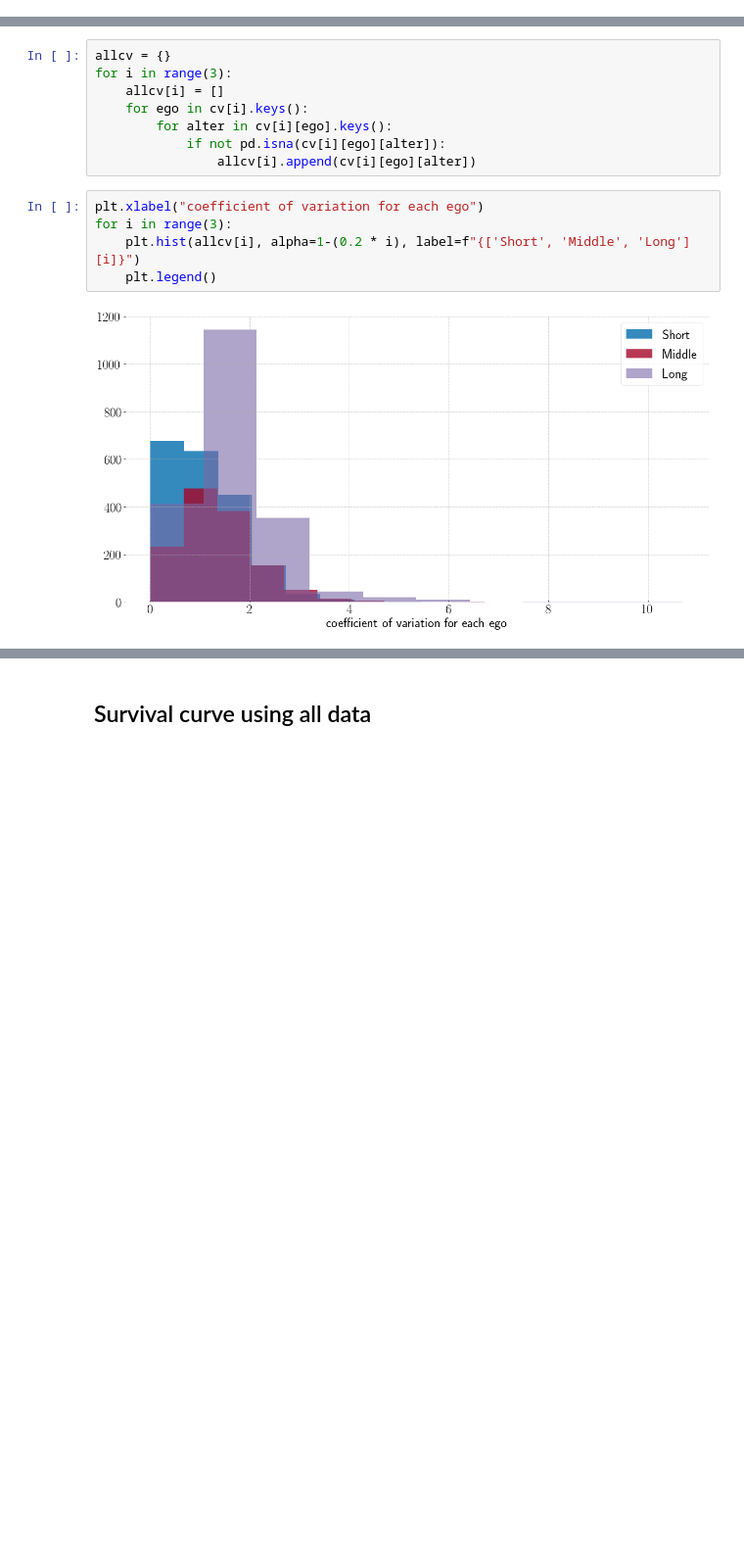
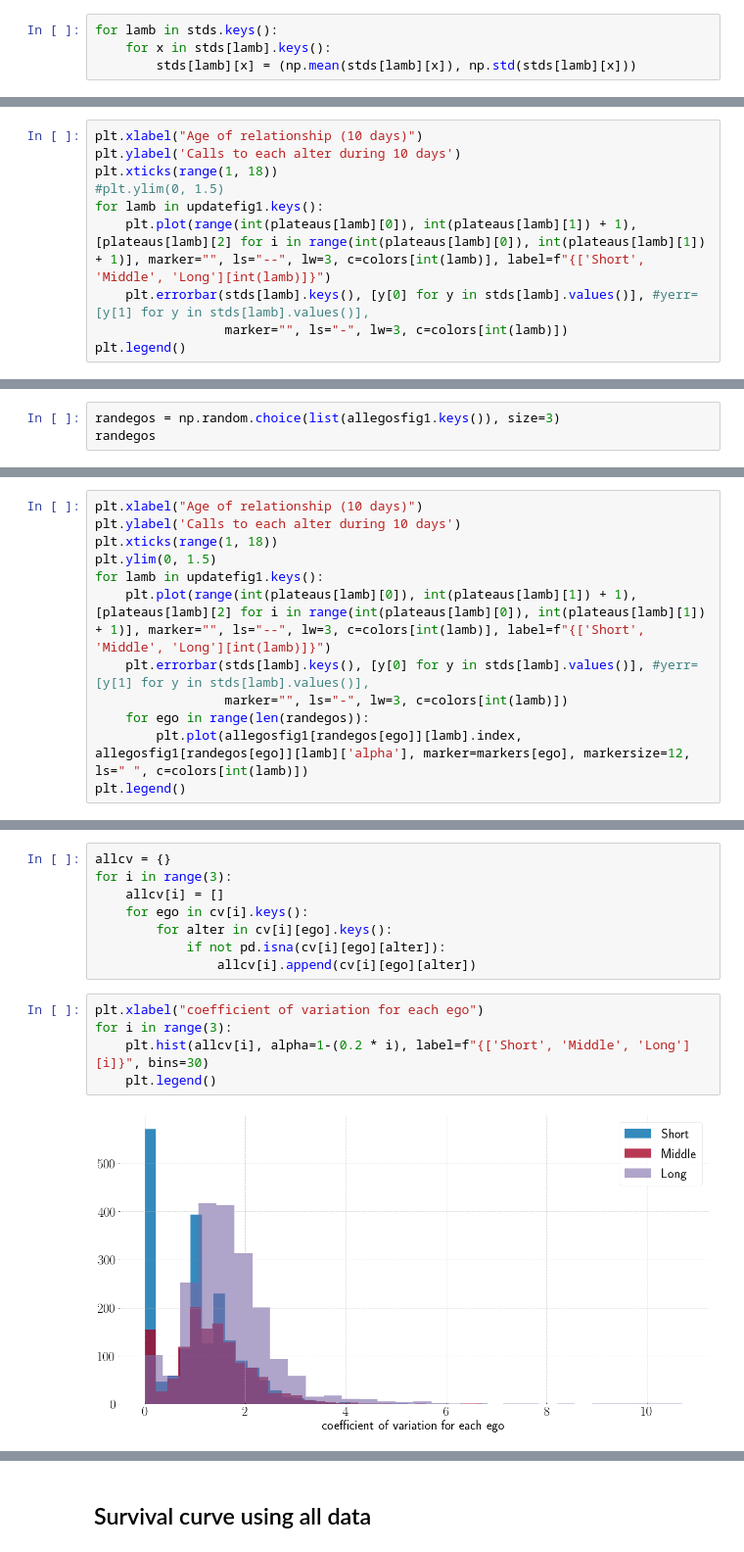
Before and after one commit to nitnelav27/comm_patterns, a Jupyter notebook: 202106.ipynb, the cells around one changed output, grey strips where cells are left out. Shown at 98% size. Cells and saved outputs as stored; diff of their text form; blank space fills up the shorter version.

Commit message:
bunch of cv plots

```diff
--- a/202106.ipynb
+++ b/202106.ipynb
@@ -804,0 +900,4 @@ for s in updatefig1.keys():
+# %%
+for lamb in stds.keys():
+    for x in stds[lamb].keys():
+        stds[lamb][x] = (np.mean(stds[lamb][x]), np.std(stds[lamb][x]))
@@ -804,0 +924,10 @@ for s in updatefig1.keys():
+# %%
+plt.xlabel("Age of relationship (10 days)")
+plt.ylabel('Calls to each alter during 10 days')
+plt.xticks(range(1, 18))
+#plt.ylim(0, 1.5)
+for lamb in updatefig1.keys():
+    plt.plot(range(int(plateaus[lamb][0]), int(plateaus[lamb][1]) + 1), [plateaus[lamb][2] for i in range(int(plateaus[lamb][0]), int(plateaus[lamb][1]) + 1)], marker="", ls="--", lw=3, c=colors[int(lamb)], label=f"{['Short', 'Middle', 'Long'][int(lamb)]}")
+    plt.errorbar(stds[lamb].keys(), [y[0] for y in stds[lamb].values()], #yerr=[y[1] for y in stds[lamb].values()],
+                 marker="", ls="-", lw=3, c=colors[int(lamb)])
+plt.legend()
@@ -804,0 +939,3 @@ for s in updatefig1.keys():
+# %%
+randegos = np.random.choice(list(allegosfig1.keys()), size=3)
+randegos
@@ -804,0 +944,12 @@ for s in updatefig1.keys():
+# %%
+plt.xlabel("Age of relationship (10 days)")
+plt.ylabel('Calls to each alter during 10 days')
+plt.xticks(range(1, 18))
+plt.ylim(0, 1.5)
+for lamb in updatefig1.keys():
+    plt.plot(range(int(plateaus[lamb][0]), int(plateaus[lamb][1]) + 1), [plateaus[lamb][2] for i in range(int(plateaus[lamb][0]), int(plateaus[lamb][1]) + 1)], marker="", ls="--", lw=3, c=colors[int(lamb)], label=f"{['Short', 'Middle', 'Long'][int(lamb)]}")
+    plt.errorbar(stds[lamb].keys(), [y[0] for y in stds[lamb].values()], #yerr=[y[1] for y in stds[lamb].values()],
+                 marker="", ls="-", lw=3, c=colors[int(lamb)])
+    for ego in range(len(randegos)):
+        plt.plot(allegosfig1[randegos[ego]][lamb].index, allegosfig1[randegos[ego]][lamb]['alpha'], marker=markers[ego], markersize=12, ls=" ", c=colors[int(lamb)])
+plt.legend()
@@ -862,7 +1016,7 @@ for i in range(3):
 # %%
 plt.xlabel("coefficient of variation for each ego")
 for i in range(3):
-    plt.hist(allcv[i], alpha=1-(0.2 * i), label=f"{['Short', 'Middle', 'Long'][i]}")
+    plt.hist(allcv[i], alpha=1-(0.2 * i), label=f"{['Short', 'Middle', 'Long'][i]}", bins=30)
     plt.legend()
 # %% [output]
-[figure, old version]
+[figure, new version]
```
Also changed, not shown: parts of 35 cells of this notebook, 3 other files.
